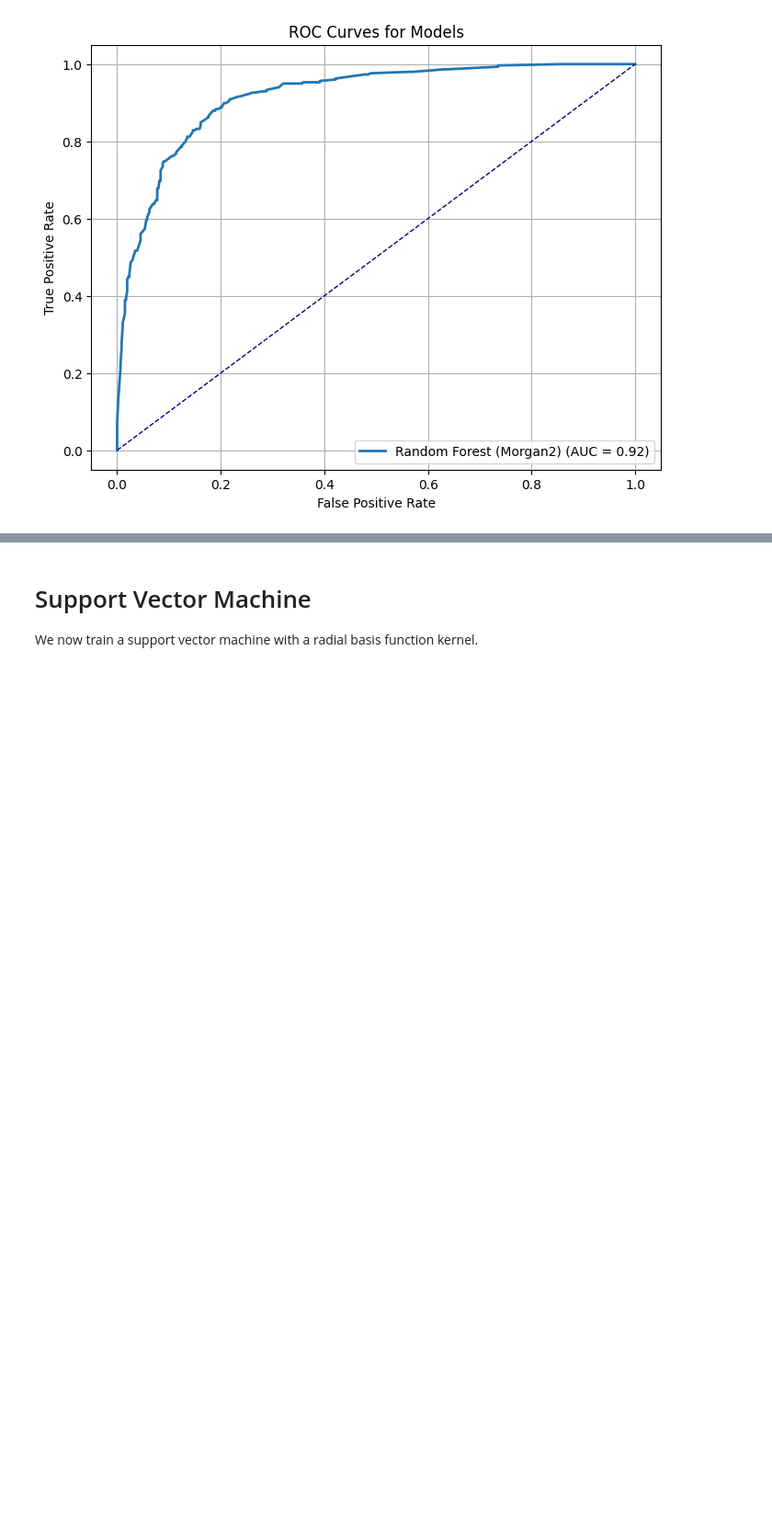
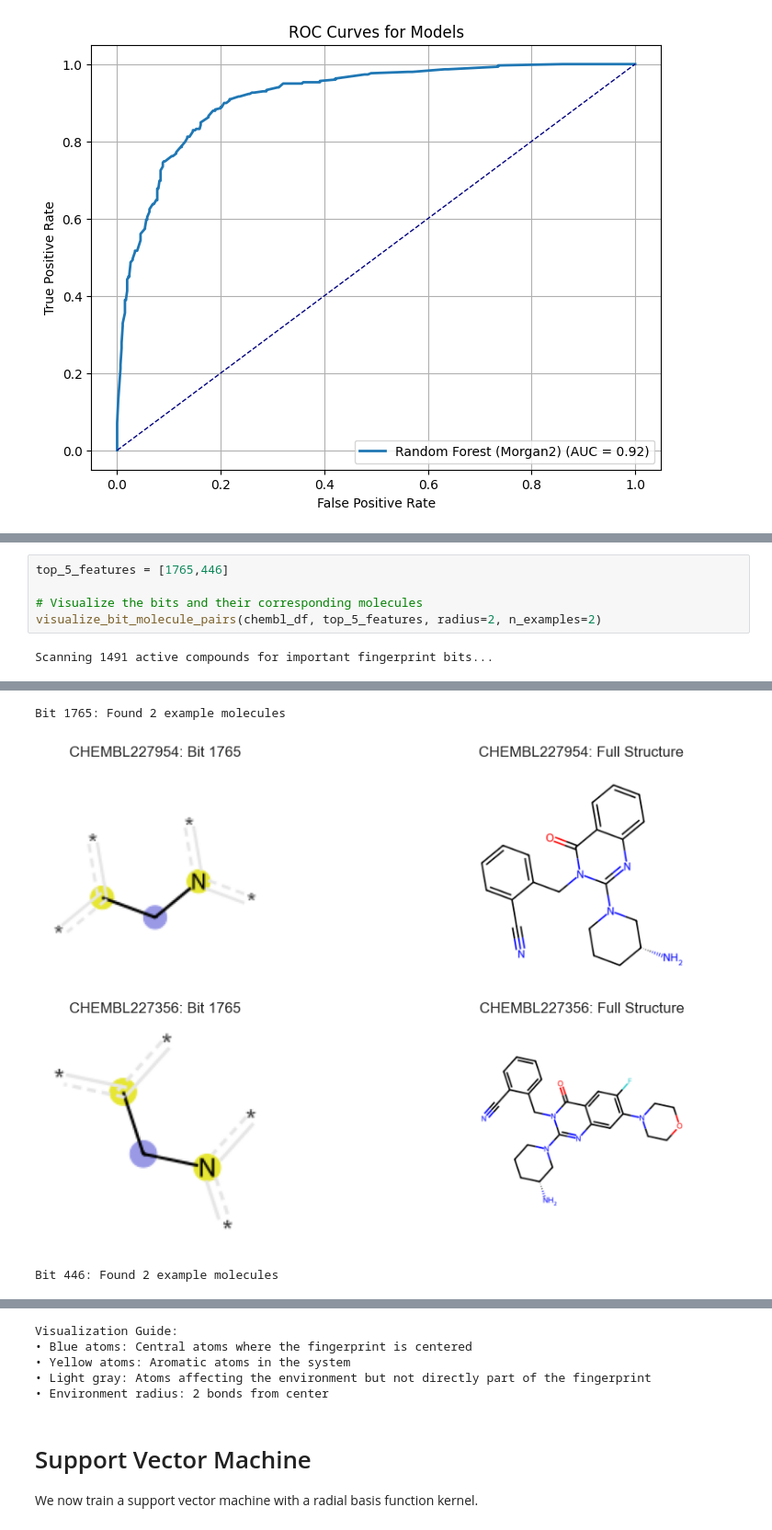
Before and after one commit to LukasMeinschad/mol_mol_pr, a Jupyter notebook: Day_5/machine_learning_lukas.ipynb, the cells around one changed output, grey strips where cells are left out. Shown at 92% size. Saved outputs shown, nothing was run; the diff lists cells and outputs as text; blank space fills up the shorter version.

```diff
--- a/Day_5/machine_learning_lukas.ipynb
+++ b/Day_5/machine_learning_lukas.ipynb
@@ -985,0 +1012,7 @@ analyze_feature_importance(cv_results_best, top_n=5,plot=True)
+# %%
+top_5_features = [1765,446]
+
+# Visualize the bits and their corresponding molecules
+visualize_bit_molecule_pairs(chembl_df, top_5_features, radius=2, n_examples=2)
+# %% [output]
+Scanning 1491 active compounds for important fingerprint bits...
@@ -985,0 +1036,3 @@ analyze_feature_importance(cv_results_best, top_n=5,plot=True)
+Bit 1765: Found 2 example molecules
+[figure, added]
+Bit 446: Found 2 example molecules
@@ -986,3 +1040,8 @@ analyze_feature_importance(cv_results_best, top_n=5,plot=True)
+Visualization Guide:
+• Blue atoms: Central atoms where the fingerprint is centered
+• Yellow atoms: Aromatic atoms in the system
+• Light gray: Atoms affecting the environment but not directly part of the fingerprint
+• Environment radius: 2 bonds from center
 # %% [markdown]
 # Support Vector Machine
 
```
Also changed, not shown: parts of 14 cells of this notebook, 15 other files.
